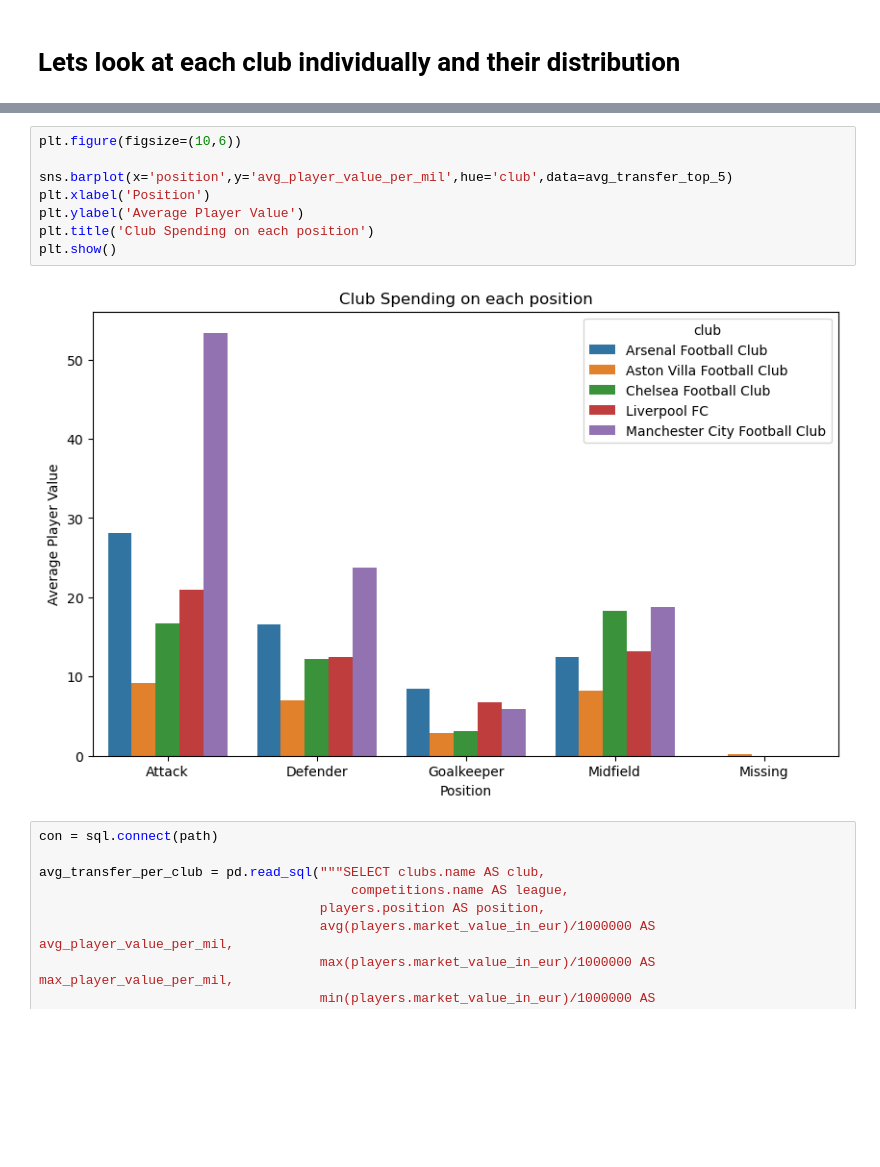
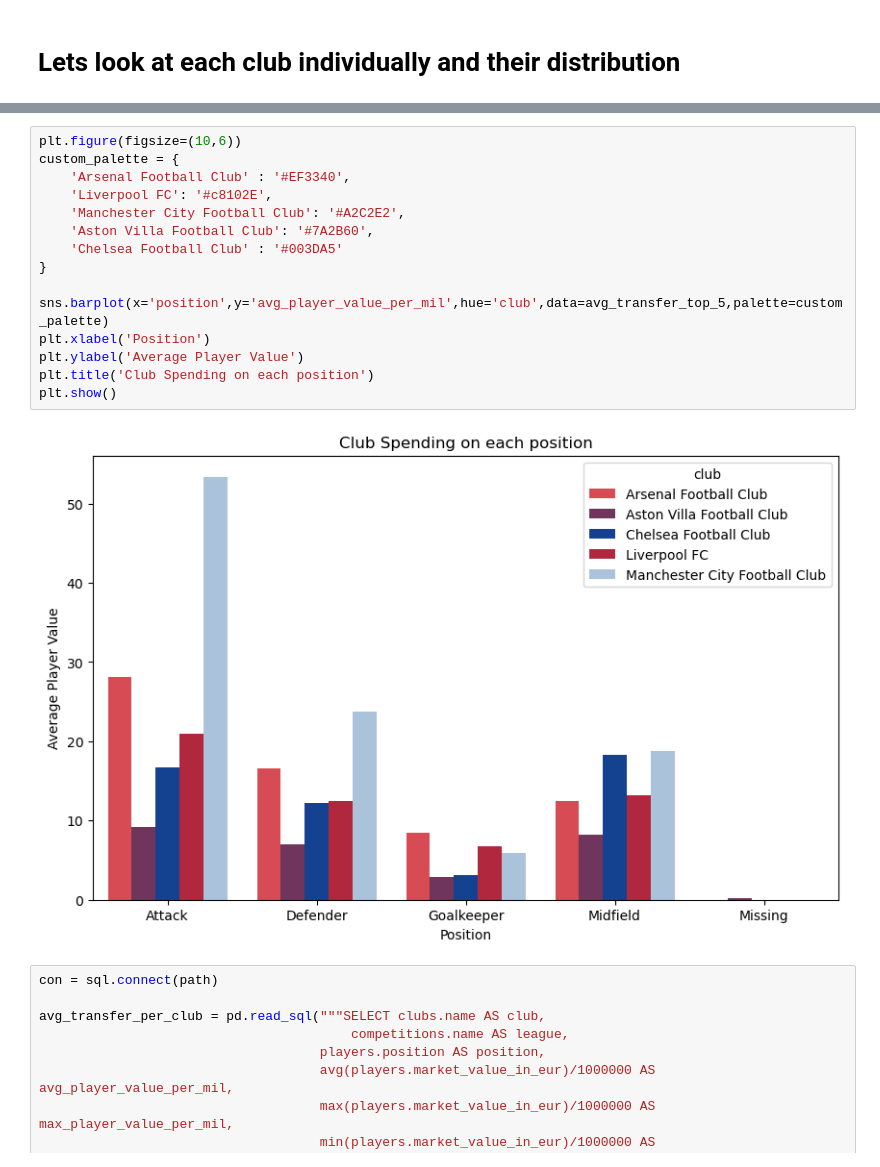
Before and after one commit to shadtome/Score-data, a Jupyter notebook: data_explore/transfer_market_examples.ipynb, the cells around one changed output, grey strips where cells are left out. Drawn from its saved outputs; the diff is of its cells as text; blank space fills up the shorter version.

```diff
--- a/data_explore/transfer_market_examples.ipynb
+++ b/data_explore/transfer_market_examples.ipynb
@@ -162,14 +162,21 @@ avg_transfer_top_5
 | 20 | Manchester City Football Club | premier-league | Midfield | 18.757500 | 130.00 | 0.150 |
 # %%
 plt.figure(figsize=(10,6))
+custom_palette = {
+    'Arsenal Football Club' : '#EF3340',
+    'Liverpool FC': '#c8102E',
+    'Manchester City Football Club': '#A2C2E2',
+    'Aston Villa Football Club': '#7A2B60',
+    'Chelsea Football Club' : '#003DA5'
+}
 
-sns.barplot(x='position',y='avg_player_value_per_mil',hue='club',data=avg_transfer_top_5)
+sns.barplot(x='position',y='avg_player_value_per_mil',hue='club',data=avg_transfer_top_5,palette=custom_palette)
 plt.xlabel('Position')
 plt.ylabel('Average Player Value')
 plt.title('Club Spending on each position')
 plt.show()
 # %% [output]
-[figure, old version]
+[figure, new version]
 # %%
 con = sql.connect(path)
 
```
Also changed, not shown: parts of 6 cells of this notebook, 4 other files.
